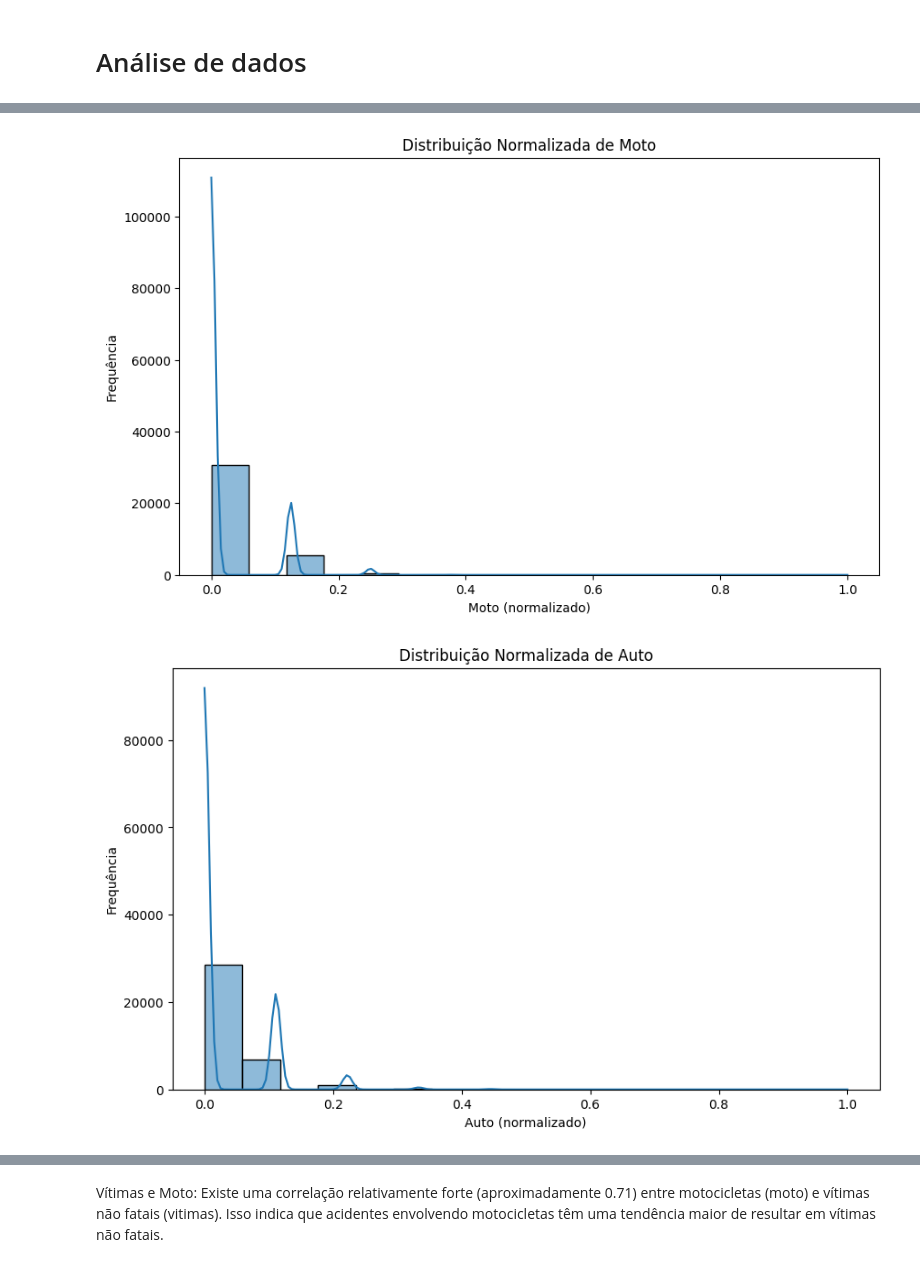
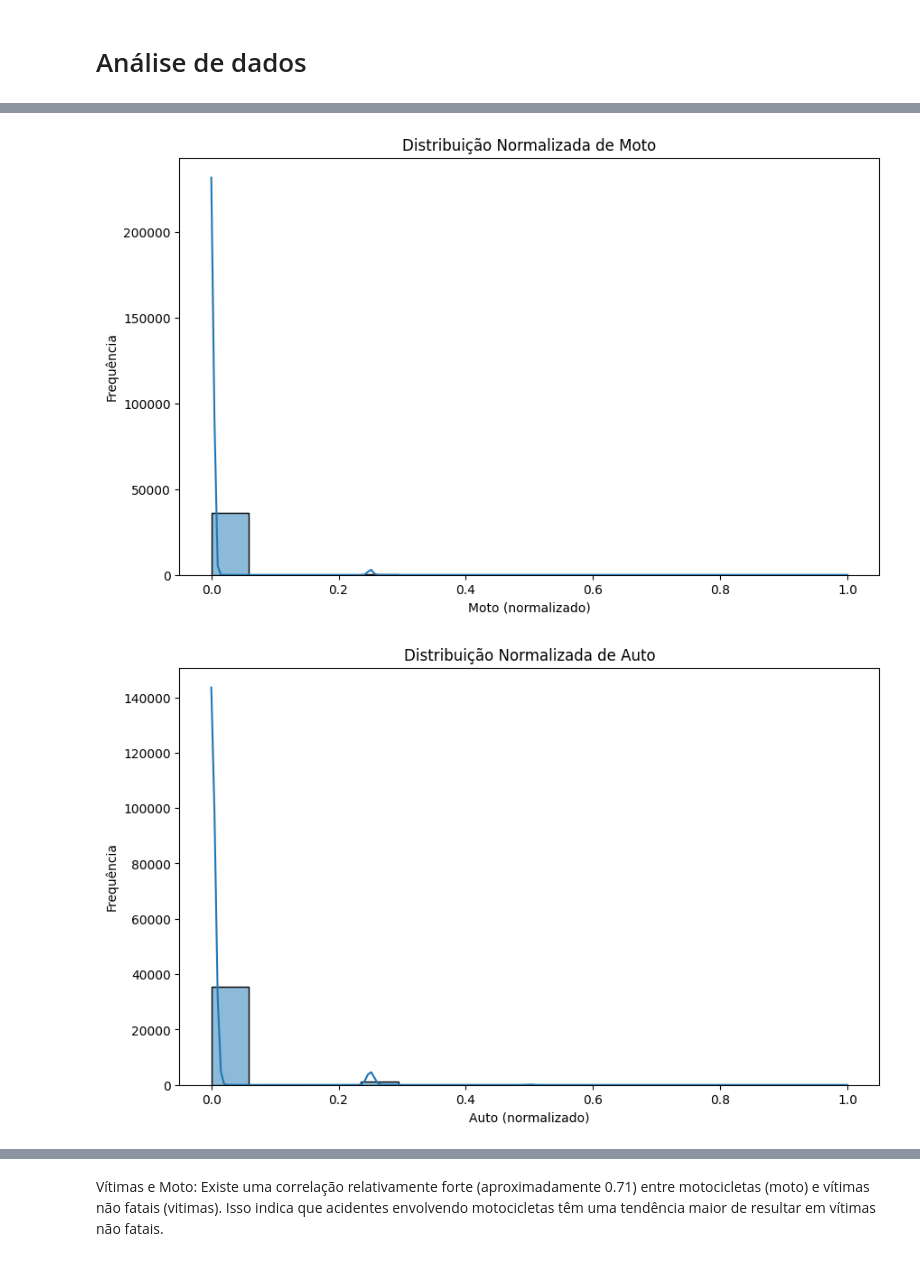
Before and after one commit to OtavioAugustoOliveira/DataScience_if697, a Jupyter notebook: 1_projeto/pre_processing.ipynb, the cells around one changed output, grey strips where cells are left out. Drawn from its saved outputs; the diff is of its cells as text; code cells hidden in the pictures.

Commit message:
ajustando colunas após discretização

```diff
--- a/1_projeto/pre_processing.ipynb
+++ b/1_projeto/pre_processing.ipynb
@@ -228,13 +228,12 @@ df_acidentes_clean = df_acidentes.dropna(subset=numeric_cols)
 
 discretizer = KBinsDiscretizer(n_bins=5, encode='ordinal', strategy='uniform')
 
-# Ajustar e transformar os dados
+# Ajustando e transformando os dados
 discretized_data = discretizer.fit_transform(df_acidentes_clean[numeric_cols])
-
 df = pd.DataFrame(discretized_data, columns=[col + '_bin' for col in numeric_cols])
-
-# Concatenar as colunas discretizadas ao DataFrame original
 df_acidentes = pd.concat([df_acidentes_clean.reset_index(drop=True), df], axis=1)
+#Removendo colunas originais após discretização:
+df_acidentes = df_acidentes.drop(columns=numeric_cols)
 
 # Normalização
 scaler = MinMaxScaler()
@@ -311,29 +330,29 @@ Limite Inferior para vitimas: 0.0, Limite Superior para vitimas: 0.0
 # %%
 
 
 # Histograma para a variável 'moto'
 plt.figure(figsize=(10, 6))
-sns.histplot(df_acidentes['moto'], kde=True)
+sns.histplot(df_acidentes['moto_bin'], kde=True)
 plt.title('Distribuição Normalizada de Moto')
 plt.xlabel('Moto (normalizado)')
 plt.ylabel('Frequência')
 plt.show()
 
 # Histograma para a variável 'auto'
 plt.figure(figsize=(10, 6))
-sns.histplot(df_acidentes['auto'], kde=True)
+sns.histplot(df_acidentes['auto_bin'], kde=True)
 plt.title('Distribuição Normalizada de Auto')
 plt.xlabel('Auto (normalizado)')
 plt.ylabel('Frequência')
 plt.show()
 
 # Histograma para a variável 'vitimas'
 plt.figure(figsize=(10, 6))
-sns.histplot(df_acidentes['vitimas'], kde=True)
+sns.histplot(df_acidentes['vitimas_bin'], kde=True)
 plt.title('Distribuição Normalizada de Vítimas')
 plt.xlabel('Vítimas (normalizado)')
 plt.ylabel('Frequência')
 plt.show()
 # %% [output]
-[figure, old version]
+[figure, new version]
-[figure, old version]
+[figure, new version]
```
Also changed, not shown: parts of 6 cells of this notebook, 1 other file.
